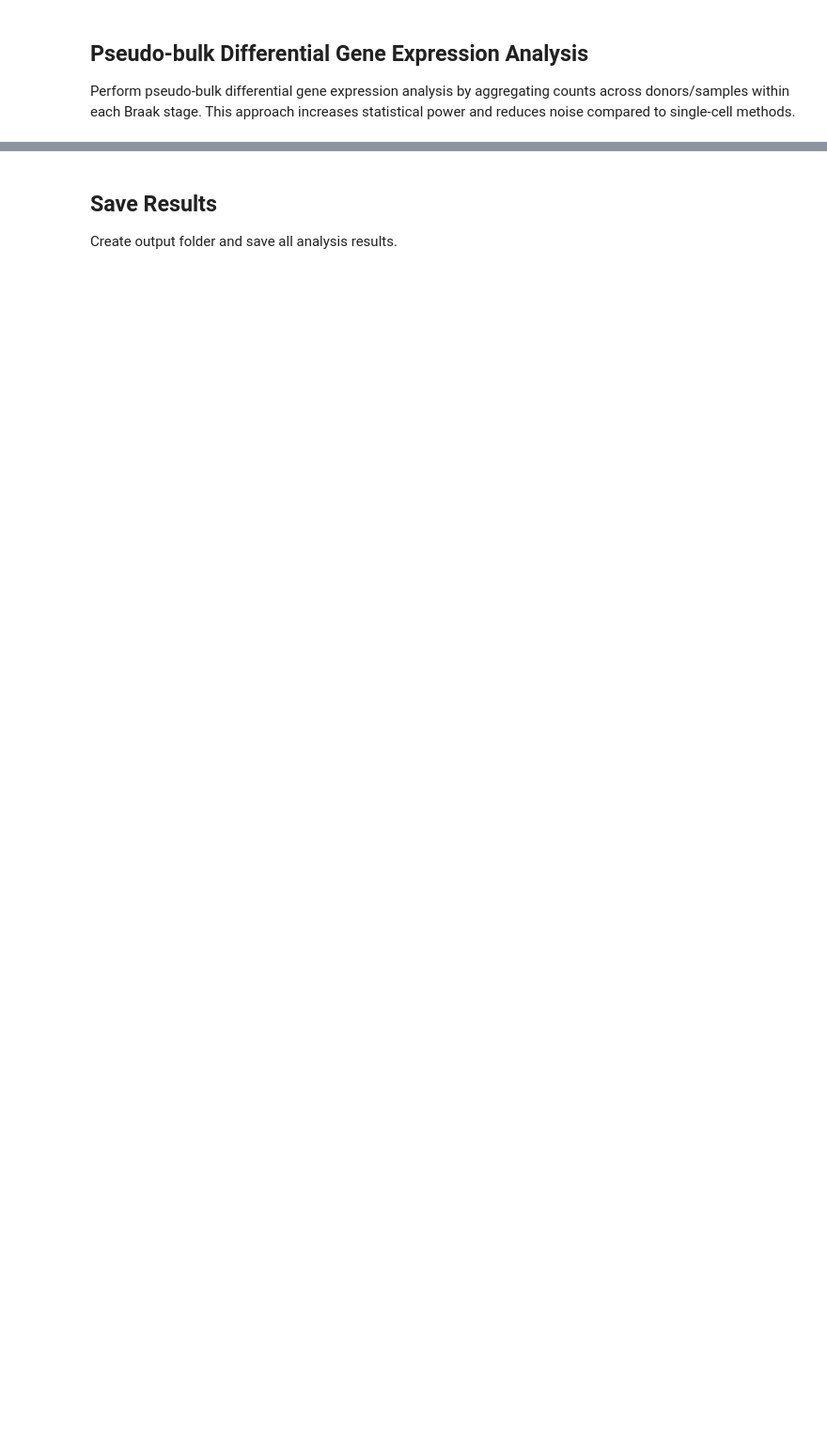
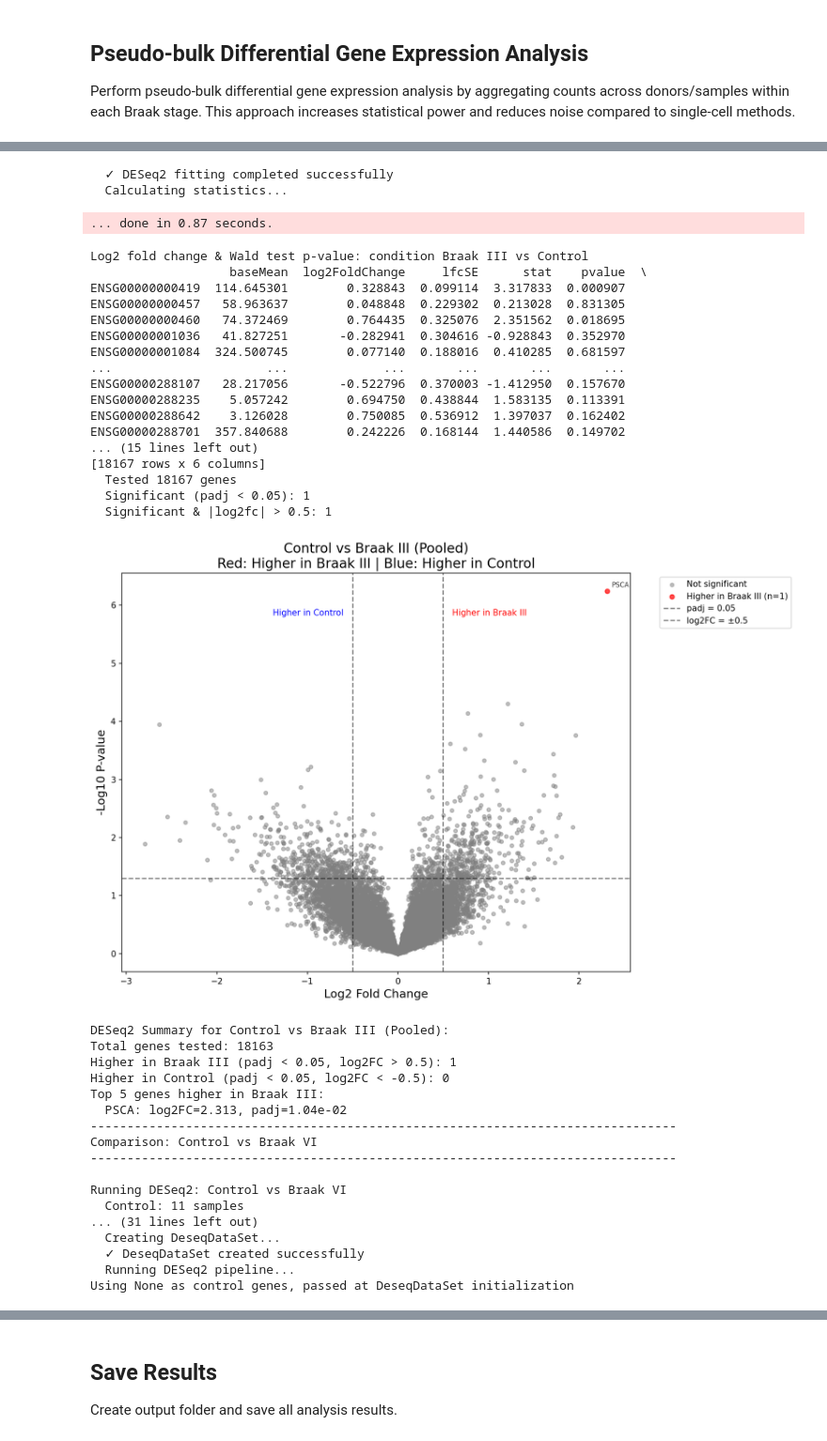
Before and after one commit to LASeeker/AD_Oligos, a Jupyter notebook: src/MTG_SEA-AD_Oligos.ipynb, the cells around one changed output, grey strips where cells are left out. Shown at 94% size. Drawn from its saved outputs; the diff is of its cells as text; code cells hidden in the pictures; blank space fills up the shorter version.

```diff
--- a/src/MTG_SEA-AD_Oligos.ipynb
+++ b/src/MTG_SEA-AD_Oligos.ipynb
@@ -1495,16 +1707,13 @@ else:
 # ANALYSIS 2: POOLED CONTROL (Reference + Braak 0 + Braak II)
 # ============================================================================
 
-print("
-
-" + "="*80)
+print("" + "="*80)
 print("ANALYSIS 2: POOLED CONTROL GROUPING")
 print("="*80)
 print("Pooling early-stage Braak stages into 'Control' group for better statistical power")
 print("Control = Reference + Braak 0 + Braak II (9 donors)")
 print("Braak III (6 donors), Braak VI (13 donors)")
-print("="*80 + "
-")
+print("="*80 + "")
 
 # Create a modified adata with pooled control
 adata_pooled = adata.copy()
@@ -1531,8 +1740,7 @@ deseq2_results_pooled = {}
 
 if PYDESEQ2_AVAILABLE:
     # Control vs Braak III
-    print("
-" + "-"*80)
+    print("" + "-"*80)
     print("Comparison: Control vs Braak III")
     print("-"*80)
 
@@ -1555,8 +1763,7 @@ if PYDESEQ2_AVAILABLE:
         print(f"❌ Error in Control vs Braak III: {e}")
 
     # Control vs Braak VI
-    print("
-" + "-"*80)
+    print("" + "-"*80)
     print("Comparison: Control vs Braak VI")
     print("-"*80)
 
@@ -1579,8 +1786,7 @@ if PYDESEQ2_AVAILABLE:
         print(f"❌ Error in Control vs Braak VI: {e}")
 
     # Braak III vs Braak VI (pooled dataset)
-    print("
-" + "-"*80)
+    print("" + "-"*80)
     print("Comparison: Braak III vs Braak VI")
     print("-"*80)
 
@@ -1603,8 +1809,7 @@ if PYDESEQ2_AVAILABLE:
         print(f"❌ Error in Braak III vs Braak VI: {e}")
 
     if deseq2_results_pooled:
-        print("
-" + "="*80)
+        print("" + "="*80)
         print(f"✓ Completed {len(deseq2_results_pooled)} DESeq2 comparisons (pooled grouping)")
         print("="*80)
     else:
@@ -1617,27 +1822,22 @@ else:
 # SUMMARY AND COMPARISON
 # ============================================================================
 
-print("
-
-" + "="*80)
+print("" + "="*80)
 print("ANALYSIS SUMMARY")
 print("="*80)
 
 if PYDESEQ2_AVAILABLE and deseq2_results_standard and deseq2_results_pooled:
-    print("
-📊 Standard Grouping Results:")
+    print("📊 Standard Grouping Results:")
     for comparison, results in deseq2_results_standard.items():
         n_sig = ((results['pval_adj'] < 0.05) & (np.abs(results['log2fc']) > 0.5)).sum()
         print(f"   {comparison}: {n_sig} significant genes")
 
-    print("
-📊 Pooled Control Results:")
+    print("📊 Pooled Control Results:")
     for comparison, results in deseq2_results_pooled.items():
         n_sig = ((results['pval_adj'] < 0.05) & (np.abs(results['log2fc']) > 0.5)).sum()
         print(f"   {comparison}: {n_sig} significant genes")
 
-    print("
-💡 Interpretation Guide:")
+    print("💡 Interpretation Guide:")
     print("   - Standard grouping preserves biological distinctions but has limited power for Reference")
     print("   - Pooled control increases statistical power by combining early-stage groups:")
     print("     * Control = Reference + Braak 0 + Braak II (9 donors)")
@@ -1646,3 +1846,4 @@ if PYDESEQ2_AVAILABLE and deseq2_results_standard and deseq2_results_pooled:
     print("   - For publications, consider reporting both and discussing the biological rationale")
 
 print("="*80)
+# %% [output]
@@ -1648,0 +1884,38 @@ print("="*80)
+  ✓ DESeq2 fitting completed successfully
+  Calculating statistics...
+... done in 0.87 seconds.
+Log2 fold change & Wald test p-value: condition Braak III vs Control
+                   baseMean  log2FoldChange     lfcSE      stat    pvalue  \
+ENSG00000000419  114.645301        0.328843  0.099114  3.317833  0.000907
+ENSG00000000457   58.963637        0.048848  0.229302  0.213028  0.831305
+ENSG00000000460   74.372469        0.764435  0.325076  2.351562  0.018695
+ENSG00000001036   41.827251       -0.282941  0.304616 -0.928843  0.352970
+ENSG00000001084  324.500745        0.077140  0.188016  0.410285  0.681597
+...                     ...             ...       ...       ...       ...
+ENSG00000288107   28.217056       -0.522796  0.370003 -1.412950  0.157670
+ENSG00000288235    5.057242        0.694750  0.438844  1.583135  0.113391
+ENSG00000288642    3.126028        0.750085  0.536912  1.397037  0.162402
+ENSG00000288701  357.840688        0.242226  0.168144  1.440586  0.149702
+... (15 lines left out)
+[18167 rows x 6 columns]
+  Tested 18167 genes
+  Significant (padj < 0.05): 1
+  Significant & |log2fc| > 0.5: 1
+[figure, added]
+DESeq2 Summary for Control vs Braak III (Pooled):
+Total genes tested: 18163
+Higher in Braak III (padj < 0.05, log2FC > 0.5): 1
+Higher in Control (padj < 0.05, log2FC < -0.5): 0
+Top 5 genes higher in Braak III:
+  PSCA: log2FC=2.313, padj=1.04e-02
+--------------------------------------------------------------------------------
+Comparison: Control vs Braak VI
+--------------------------------------------------------------------------------
+
+Running DESeq2: Control vs Braak VI
+  Control: 11 samples
+... (31 lines left out)
+  Creating DeseqDataSet...
+  ✓ DeseqDataSet created successfully
+  Running DESeq2 pipeline...
+Using None as control genes, passed at DeseqDataSet initialization
```
Also changed, not shown: parts of 14 cells of this notebook, 3 other files.
